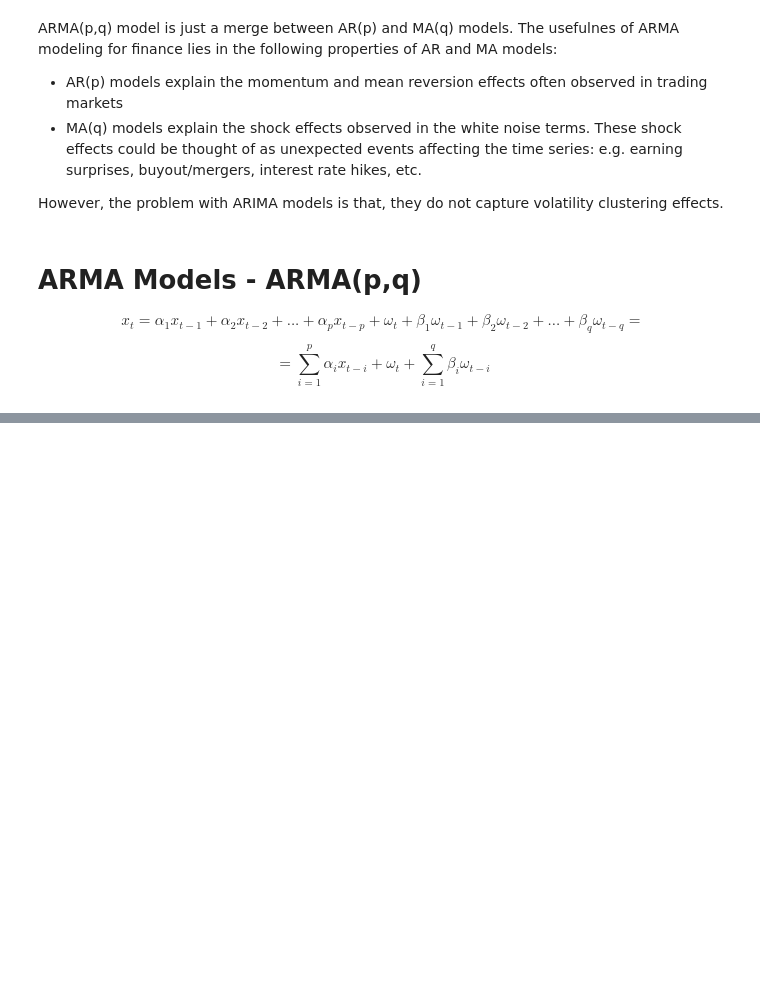
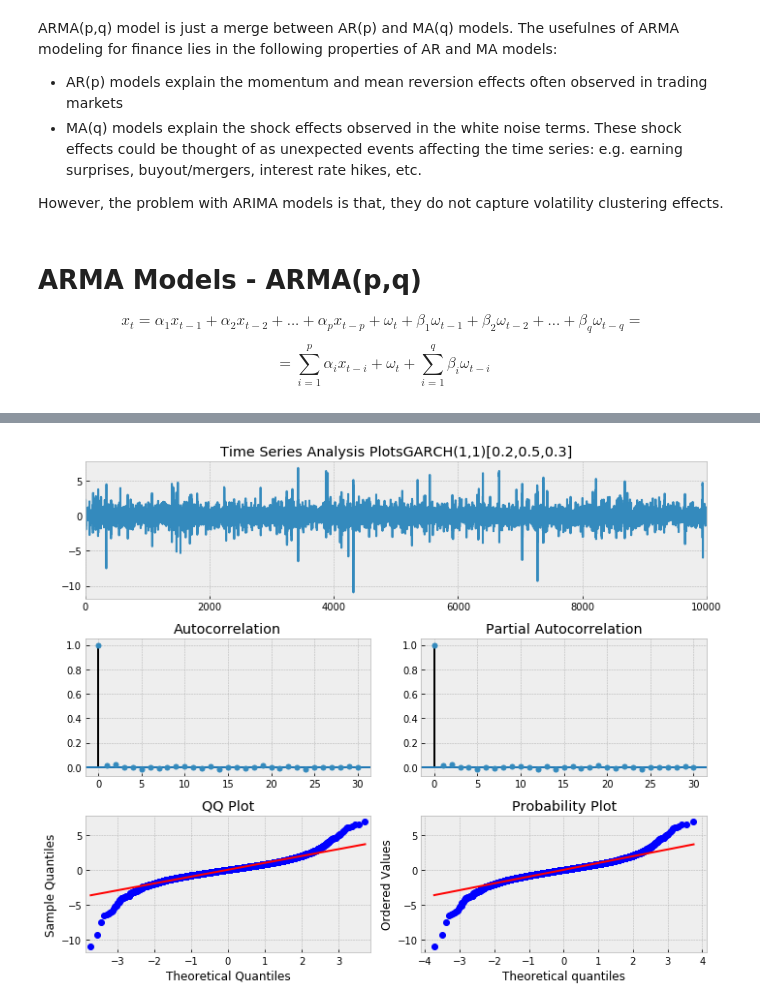
Before and after one commit to hknn88/10_cstone, a Jupyter notebook: 10_cstone_v2.ipynb, the cells around one changed output, grey strips where cells are left out. Saved outputs shown, nothing was run; the diff lists cells and outputs as text; code cells hidden in the pictures; blank space fills up the shorter version.

```diff
--- a/10_cstone_v2.ipynb
+++ b/10_cstone_v2.ipynb
@@ -262,0 +324,21 @@ _ = tsplot(best_mdl.resid, lags=30)
+# %%
+# let us generate a GARCH(1,1) process
+np.random.seed(1)
+
+a0 = 0.2
+a1 = 0.5
+b1 = 0.3
+
+N = 10000
+w = np.random.normal(size=N)
+eps = np.zeros_like(w)
+sig2 = np.zeros_like(w)
+
+for i in range(1, N):
+    sig2[i] = a0 + a1*(eps[i-1]**2) + b1*sig2[i-1]
+    eps[i] = w[i] * np.sqrt(sig2[i])
+# end for i
+
+ts_plot(eps,lags=30,title1='GARCH(1,1)[0.2,0.5,0.3]')
+# %% [output]
+[figure, added]
```
Also changed, not shown: parts of 17 cells of this notebook.
